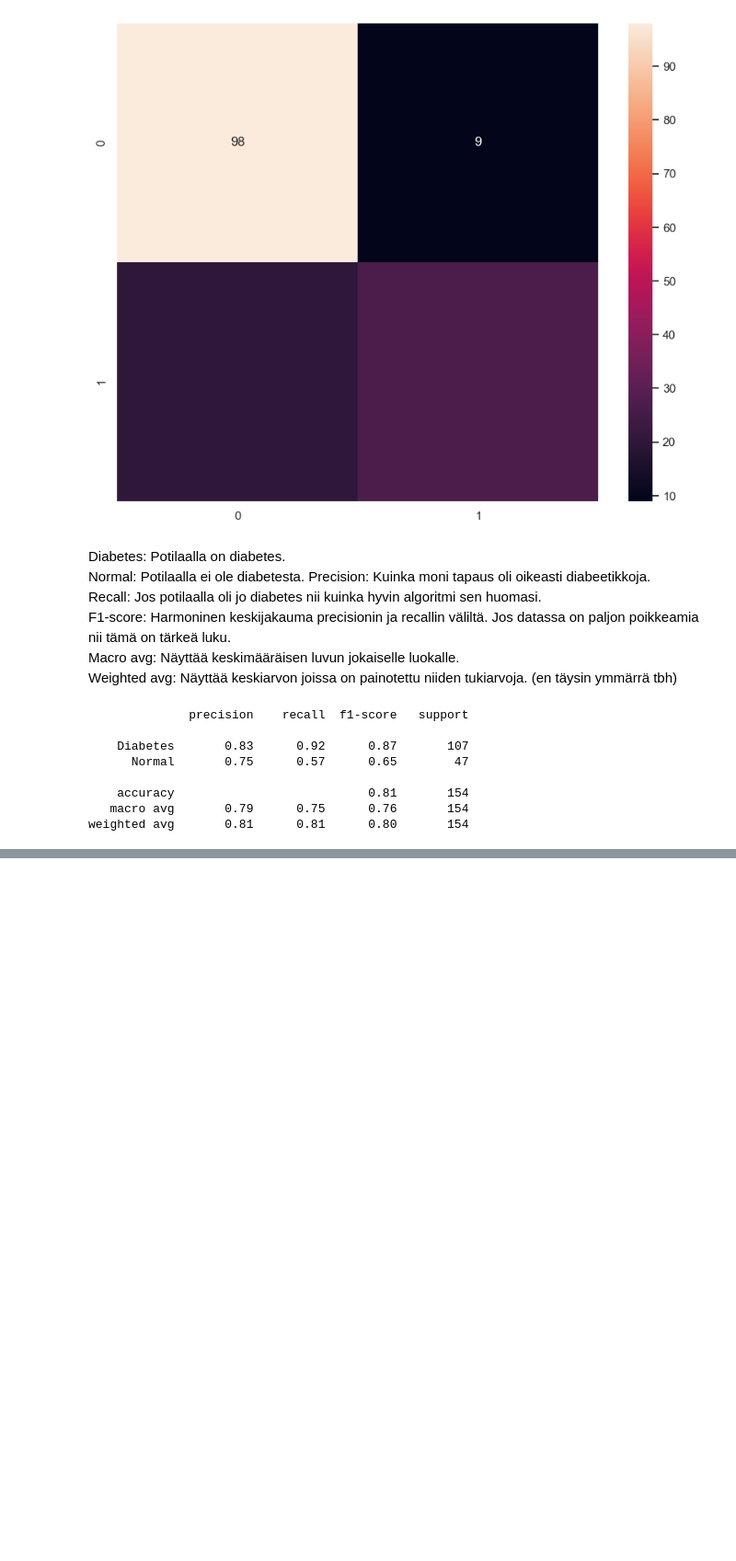
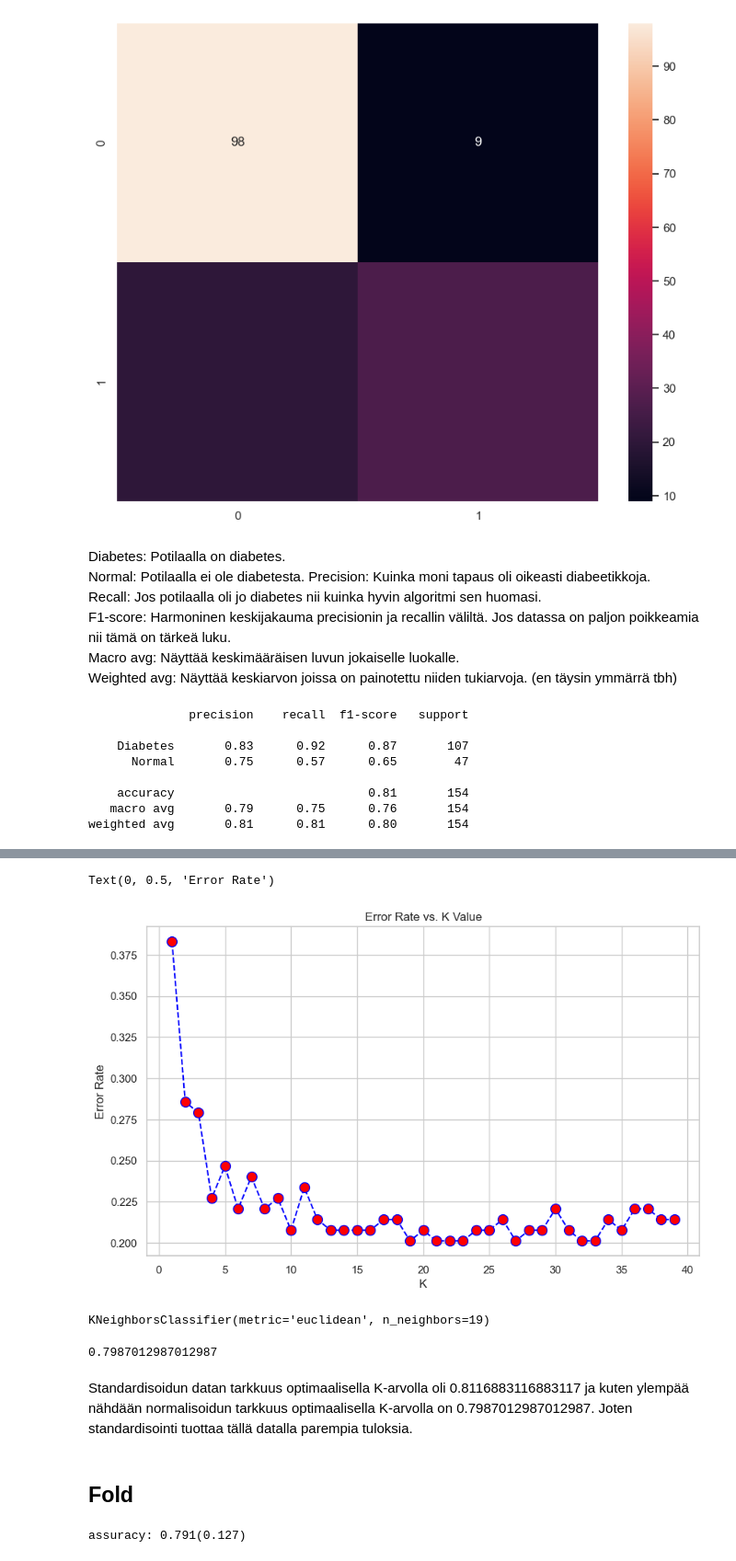
Before and after one commit to Gaires/Machine_Learning_Palautus, a Jupyter notebook: diabetes-classification-using-knn.ipynb, the cells around one changed output, grey strips where cells are left out. Shown at 92% size. Cells and saved outputs as stored; diff of their text form; code cells hidden in the pictures; blank space fills up the shorter version.

```diff
--- a/diabetes-classification-using-knn.ipynb
+++ b/diabetes-classification-using-knn.ipynb
@@ -388,0 +360,8 @@ weighted avg       0.81      0.81      0.80       154
+# %%
+NX_train, NX_test, Ny_train, Ny_test = train_test_split(X, y,test_size=0.2,random_state=0)
+scaler = Normalizer().fit(NX_train)
+normalized_X_train = scaler.transform(NX_train)
+normalized_X_test = scaler.transform(NX_test)
+# %%
+N_knn=KNeighborsClassifier(n_neighbors=5,metric='euclidean',p=2)
+N_knn.fit(NX_train,Ny_train)
@@ -388,0 +408,51 @@ weighted avg       0.81      0.81      0.80       154
+# %%
+#For selecting K value
+error_rate_N = []
+
+# Will take some time
+for i in range(1,40):
+
+    N_knn = KNeighborsClassifier(n_neighbors=i)
+    N_knn.fit(NX_train,Ny_train)
+    pred_i = N_knn.predict(NX_test)
+    error_rate_N.append(np.mean(pred_i != Ny_test))
+# %%
+
+plt.figure(figsize=(10,6))
+plt.plot(range(1,40),error_rate_N,color='blue', linestyle='dashed', marker='o',
+         markerfacecolor='red', markersize=10)
+plt.title('Error Rate vs. K Value')
+plt.xlabel('K')
+plt.ylabel('Error Rate')
+# %% [output]
+Text(0, 0.5, 'Error Rate')
+[figure, added]
+# %%
+N_knn=KNeighborsClassifier(n_neighbors=19,metric='euclidean',p=2)
+N_knn.fit(NX_train,Ny_train)
+# %% [output]
+KNeighborsClassifier(metric='euclidean', n_neighbors=19)
+# %%
+N_knn.score(NX_test,Ny_test)
+# %% [output]
+0.7987012987012987
+# %% [markdown]
+Standardisoidun datan tarkkuus optimaalisella K-arvolla oli 0.8116883116883117 ja kuten ylempää nähdään normalisoidun tarkkuus optimaalisella K-arvolla on 0.7987012987012987. Joten standardisointi tuottaa tällä datalla parempia tuloksia.
+# %% [markdown]
+## Fold
+# %%
+from numpy import mean
+from numpy import std
+from sklearn.datasets import make_classification
+from sklearn.model_selection import KFold
+from sklearn.model_selection import cross_val_score
+from sklearn.linear_model import LogisticRegression
+cv=KFold(n_splits=10, random_state=0, shuffle=True)
+
+model=LogisticRegression()
+
+scores=cross_val_score(model, X_test, y_test, scoring='accuracy', cv=cv, n_jobs=-1)
+
+print('assuracy: %.3f(%.3f)' %(mean(scores), std(scores)))
+# %% [output]
+assuracy: 0.791(0.127)
```
Also changed, not shown: parts of 12 cells of this notebook.
